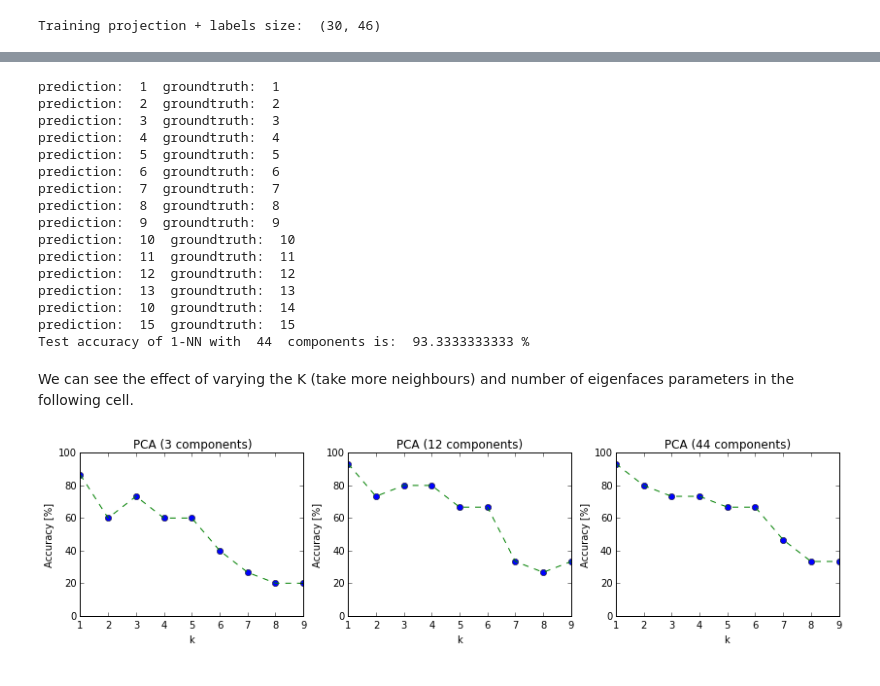
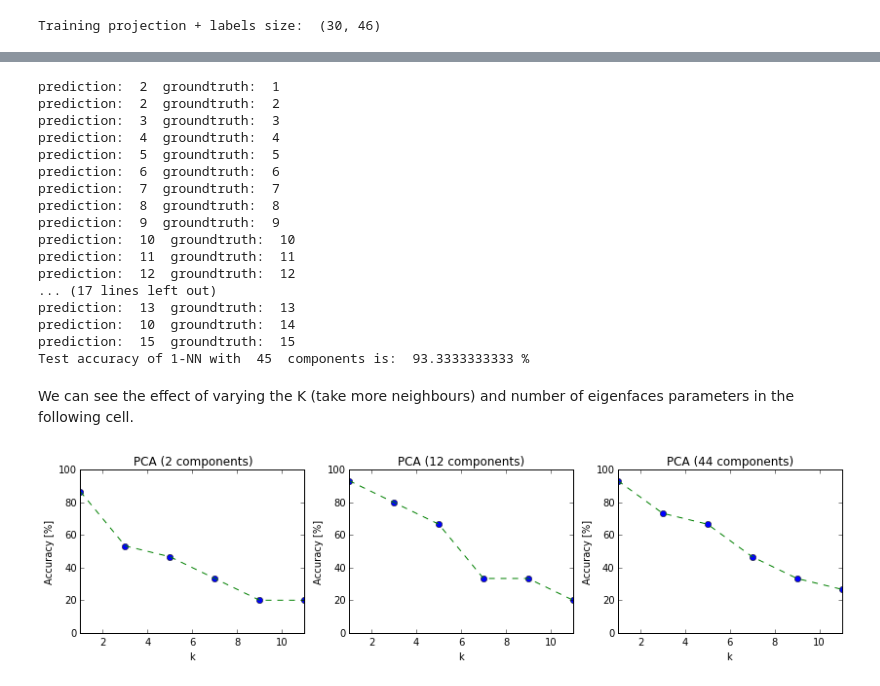
Before and after one commit to santi-pdp/face_recognizer, a Jupyter notebook: Face Recognition.ipynb, the cells around one changed output, grey strips where cells are left out. Saved outputs shown, nothing was run; the diff lists cells and outputs as text; code cells hidden in the pictures.

```diff
--- a/Face Recognition.ipynb
+++ b/Face Recognition.ipynb
@@ -92,7 +92,7 @@ plt.subplot(2,2,1)
 plt.title('original image')
 plt.imshow((X[:,0]).reshape((i_rows,i_cols),order='F'),cmap=cm.Greys_r)
 
-P = [3,12,-1] # -1 means all
+P = [2,12,-1] # -1 means all
 pidx=2
 #project onto the Principal Components
 for p in P:
@@ -118,13 +118,12 @@ for idxCol in xrange(train_set.shape[1]):
 
 train_projection = np.transpose(X_tr).dot(PC)
 
-
-labels = []
+tr_labels = []
 #save the training vectors with their classes
 for n in tr_number_ids[0]:
     for m in xrange(tr_number_poses.shape[1]):
-        labels.append(n)
-lab_arr = np.array(labels,np.uint8).reshape(train_projection.shape[0],1)
+        tr_labels.append(n)
+lab_arr = np.array(tr_labels,np.uint8).reshape(train_projection.shape[0],1)
 
 #append the labels array to the training projections to have the labels with the features
 train_projection = np.append(train_projection, lab_arr, axis=1)
@@ -149,10 +148,9 @@ te_number_poses = test_faces['numeros_postures']
 X_te = np.zeros((test_set.shape))
 for idxCol in xrange(test_set.shape[1]):
     X_te[:,idxCol] = test_set[:,idxCol] - m_face
-#make the test PCA for different principal components
-test_projections = []
-for p in P:
-    test_projections.append(np.transpose(X_te).dot(PC[:,:p]))
+
+#make the test PCA
+test_projection = np.transpose(X_te).dot(PC)
 
 #define the kNN function to return the most voted k nearest label
 def kNN(train_set, test_sample, K=1):
@@ -172,14 +170,14 @@ def kNN(train_set, test_sample, K=1):
         classes[train_set[nearest_idx[0][0],-1]-1] += 1
     return np.argmax(classes)+1
 #get the groundtruth labels
-labels = []
+te_labels = []
 #save the training vectors with their classes
 for n in te_number_ids[0]:
     for m in xrange(te_number_poses.shape[1]):
-        labels.append(n)
+        te_labels.append(n)
 
 #First execution is with k=1
-def compute_accuracy(test_projection,K,verbose=True):
+def compute_accuracy(test_projection,labels,K,verbose=True):
     accuracy = 0
     for idx in xrange(test_projection.shape[0]):
         prediction = kNN(train_projection, test_projection[idx,:],K)
@@ -189,10 +187,15 @@ def compute_accuracy(test_projection,K,verbose=True):
             accuracy += 1.
     accuracy /= test_projection.shape[0]
     return accuracy
-acc = compute_accuracy(test_projections[-1],1)
-print "Test accuracy of 1-NN with ", test_projections[-1].shape[1] ," components is: ", acc*100., "%"
+#compute accuracy with 2 components
+acc = compute_accuracy(test_projection[:,:2],te_labels,1)
+print "Test accuracy of 1-NN with ", test_projection[:,:2].shape[1] ," components is: ", acc*100., "%"
+print "-*"*30
+#compute accuracy with all components
+acc = compute_accuracy(test_projection,te_labels,1)
+print "Test accuracy of 1-NN with ", test_projection.shape[1] ," components is: ", acc*100., "%"
 # %% [output]
-prediction:  1  groundtruth:  1
+prediction:  2  groundtruth:  1
 prediction:  2  groundtruth:  2
 prediction:  3  groundtruth:  3
 prediction:  4  groundtruth:  4
@@ -204,29 +207,30 @@ prediction:  9  groundtruth:  9
 prediction:  10  groundtruth:  10
 prediction:  11  groundtruth:  11
 prediction:  12  groundtruth:  12
+... (17 lines left out)
 prediction:  13  groundtruth:  13
 prediction:  10  groundtruth:  14
 prediction:  15  groundtruth:  15
-Test accuracy of 1-NN with  44  components is:  93.3333333333 %
+Test accuracy of 1-NN with  45  components is:  93.3333333333 %
 # %% [markdown]
 We can see the effect of varying the K (take more neighbours) and number of eigenfaces parameters in the following cell.
 # %%
 #Now a curve with accuracy depending on K value and number of eigenfaces is generated
 
-K = range(1,10)
+K = [1,3,5,7,9,11]
 fig = plt.gcf()
 fig.set_size_inches(14, 3)
 for pidx in xrange(len(P)):
     accs = []
     for k in K:
-        accs.append(100.*compute_accuracy(test_projections[pidx],k,verbose=False))
+        accs.append(100.*compute_accuracy(test_projection[:,:P[pidx]],te_labels,k,verbose=False))
     #make the plot for this value of eigenfaces
     plt.subplot(1,3,pidx+1)
     plt.plot(K,accs,'bo')
     plt.plot(K,accs,'g--')
-    plt.axis([K[0], K[8], 0., 100.])
-    plt.title('PCA (' +str(test_projections[pidx].shape[1]) +' components)')
+    plt.axis([K[0], K[-1], 0., 100.])
+    plt.title('PCA (' +str(test_projection[:,:P[pidx]].shape[1]) +' components)')
     plt.xlabel('k')
     plt.ylabel('Accuracy [%]')
 # %% [output]
-[figure, old version]
+[figure, new version]
```
Also changed, not shown: parts of 4 cells of this notebook.
